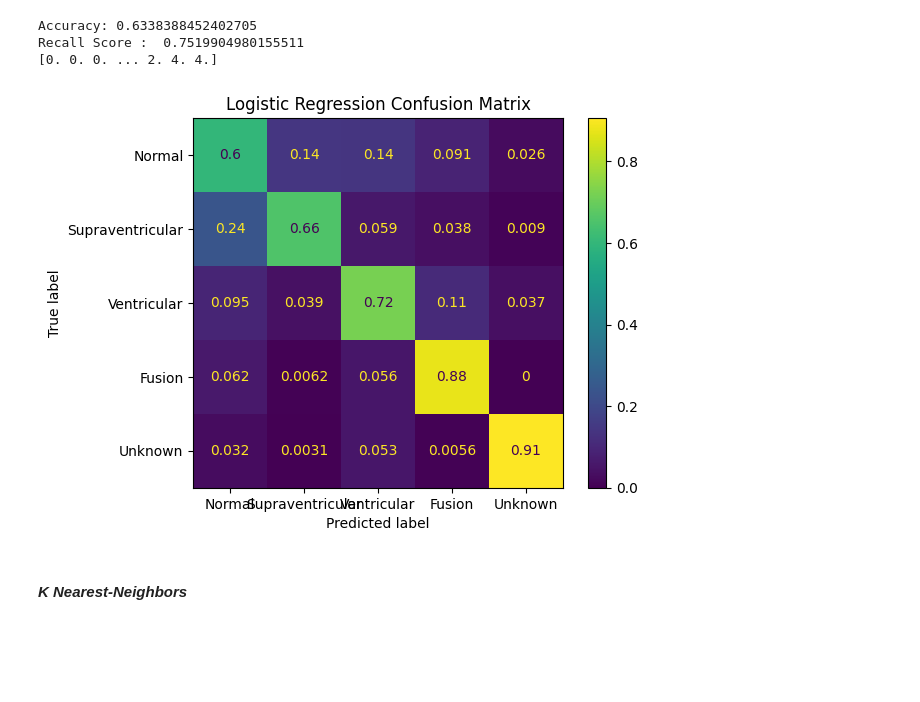
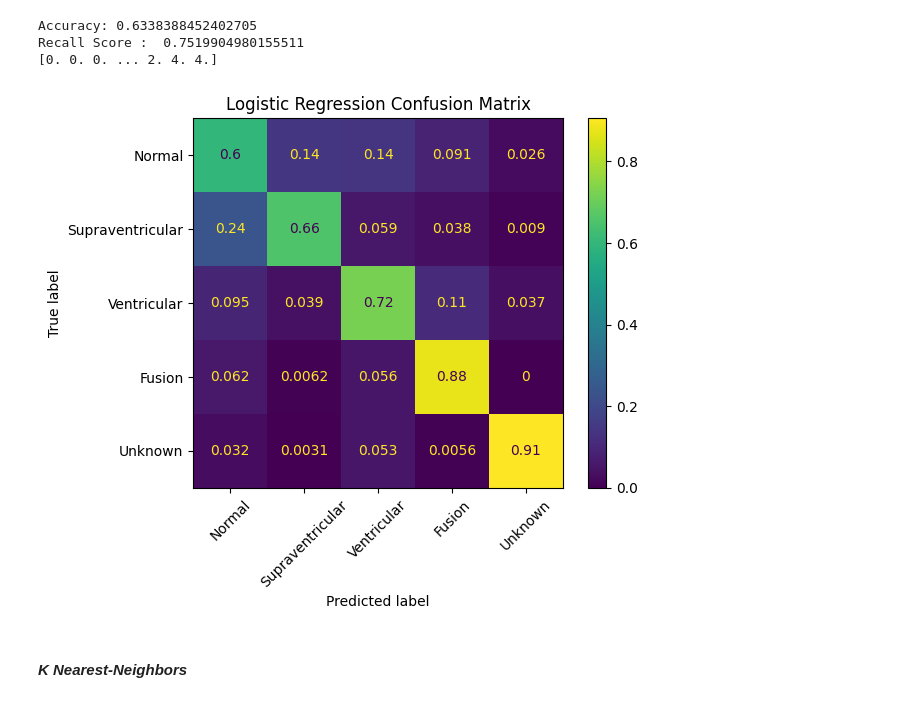
Before and after one commit to Dhawal-Modi/DSC_2024_Space_Jam, a Jupyter notebook: Task2.ipynb, the cells around one changed output. Saved outputs shown, nothing was run; the diff lists cells and outputs as text; code cells hidden in the pictures; blank space fills up the shorter version.

Commit message:
Made more visualizations

```diff
--- a/Task2.ipynb
+++ b/Task2.ipynb
@@ -186,12 +215,12 @@ Recall Score :  0.7519904980155511
 # %%
 cm_display = metrics.ConfusionMatrixDisplay(confusion_matrix  = confusion_matrix_LR, display_labels = ["Normal", "Supraventricular", "Ventricular", "Fusion", "Unknown"])
 cm_display.plot()
 
-
+plt.xticks(rotation = 45)
 plt.title("Logistic Regression Confusion Matrix")
 plt.show()
 # %% [output]
-[figure, old version]
+[figure, new version]
 # %%
 accuracy.append(accuracyLR)
 # %% [markdown]
```
Also changed, not shown: parts of 9 cells of this notebook.
